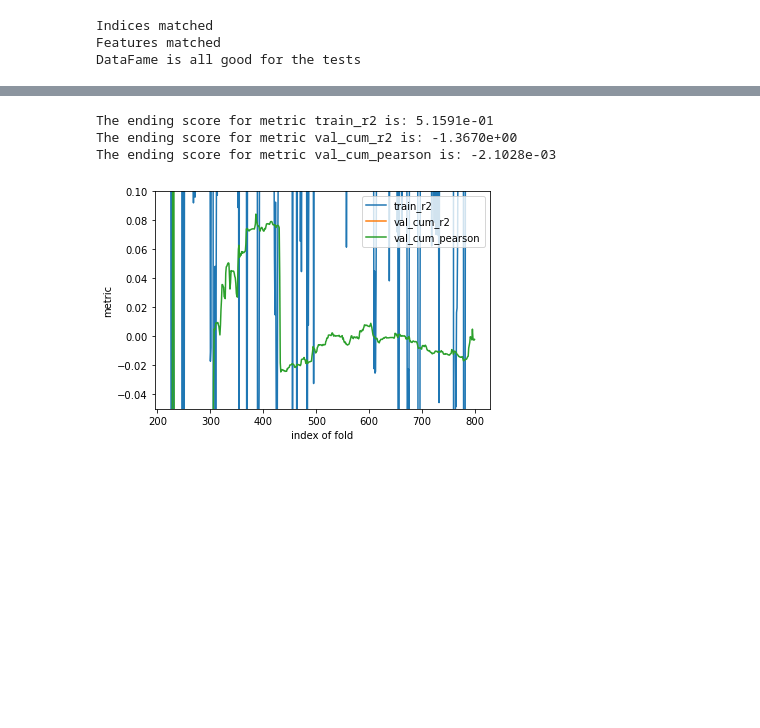
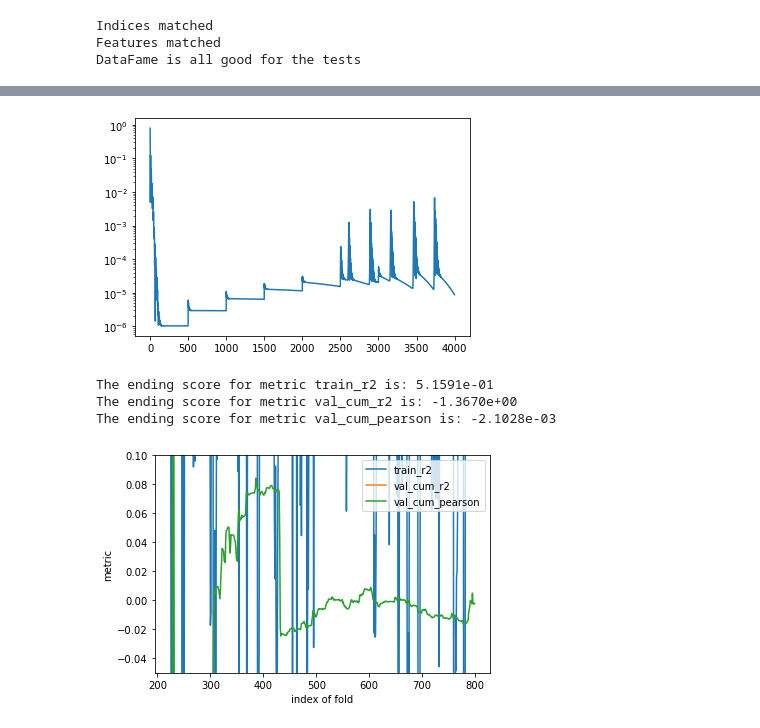
Before and after one commit to owen8877/qids-2023-comp, a Jupyter notebook: playground/shockspeare/NN_LSTM.ipynb, the cells around one changed output, grey strips where cells are left out. Cells and saved outputs as stored; diff of their text form; code cells hidden in the pictures; blank space fills up the shorter version.

```diff
--- a/playground/shockspeare/NN_LSTM.ipynb
+++ b/playground/shockspeare/NN_LSTM.ipynb
@@ -756,3 +1080,8 @@ class NN_wrapper():
+# %%
+plt.semilogy(loss_list)
+plt.show()
+# %% [output]
+[figure, added]
 # %%
 from pipeline.backtest import cross_validation
 
```
Also changed, not shown: parts of 19 cells of this notebook, 8 other files.
